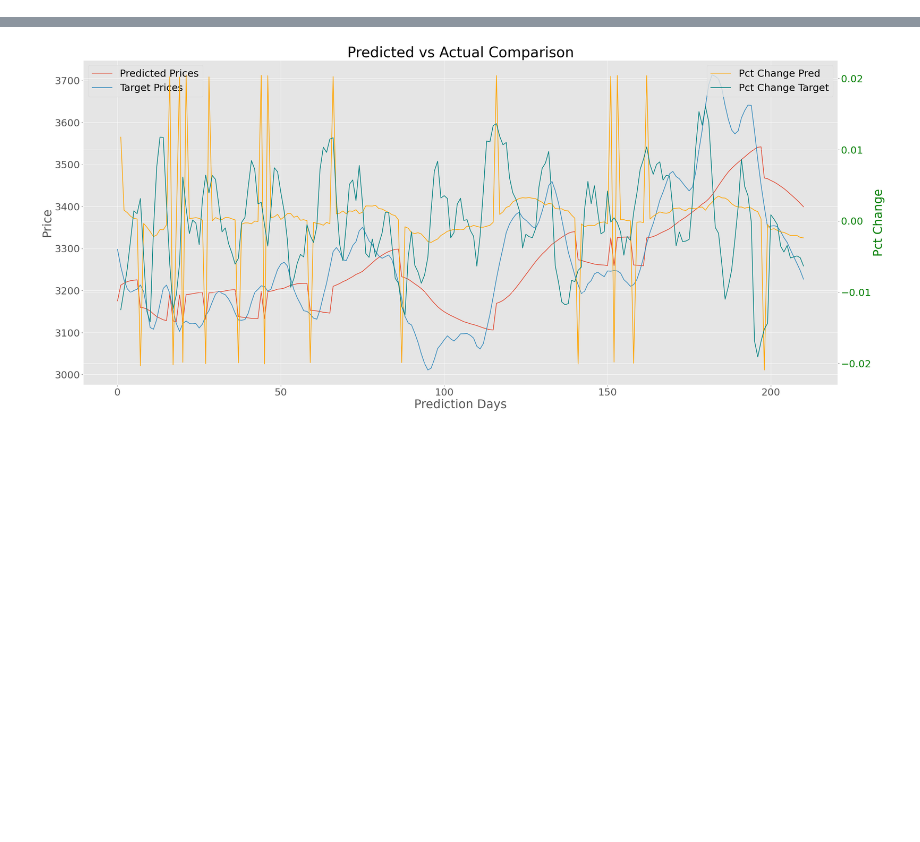
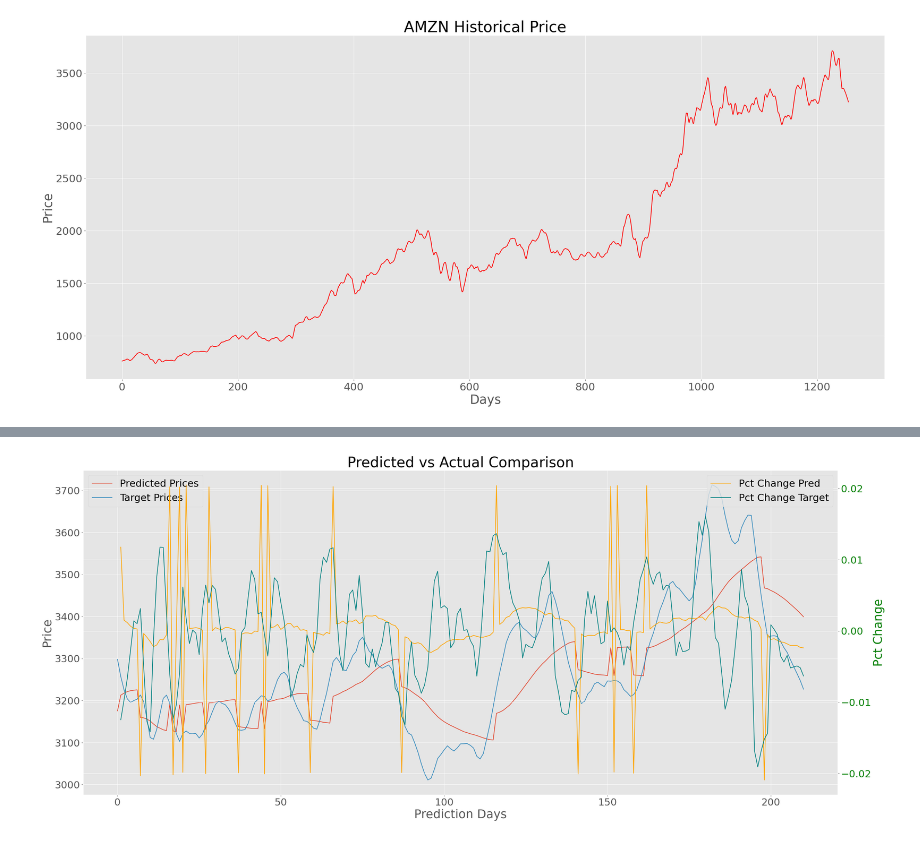
Before and after one commit to seantanken/GalvanizeRepo, a Jupyter notebook: stock_analyzer/percent_change_analysis.ipynb, the cells around one changed output, grey strips where cells are left out. Cells and saved outputs as stored; diff of their text form; code cells hidden in the pictures; blank space fills up the shorter version.

```diff
--- a/stock_analyzer/percent_change_analysis.ipynb
+++ b/stock_analyzer/percent_change_analysis.ipynb
@@ -30,3 +30,15 @@ amzn_model = keras.models.load_model('C:/Users/seant/stock_analyzer/capstone_3/m
 # %%
 data = pd.read_csv('C:/Users/seant/stock_analyzer/capstone_3/data/prepped_stock_df.csv')
 data.drop(columns=['Unnamed: 0'], inplace=True)
+# %%
+plt.rcParams.update({'font.size': 22})
+fig, ax = plt.subplots(figsize=(30, 13))
+ax.set_title("AMZN Historical Price")
+ax.plot(data.loc[:, 'AMZN_rolling_close'], color='r')
+
+ax.set_xlabel('Days')
+ax.set_ylabel('Price')
+
+plt.show()
+# %% [output]
+[figure, added]
```
Also changed, not shown: parts of 6 cells of this notebook, 9 other files.
